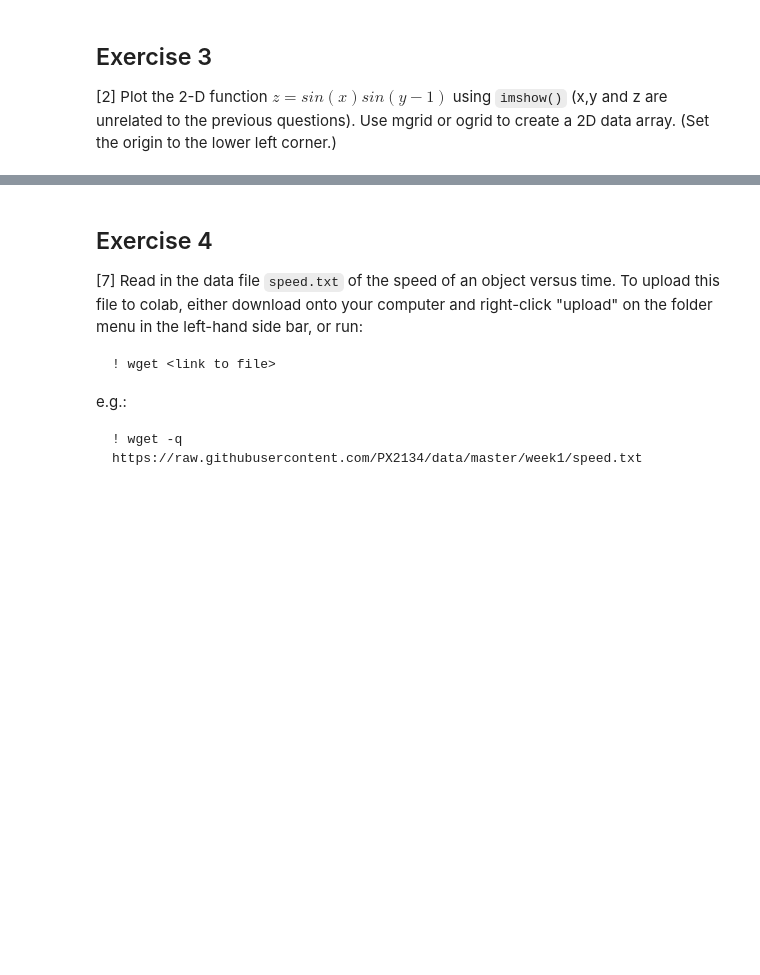
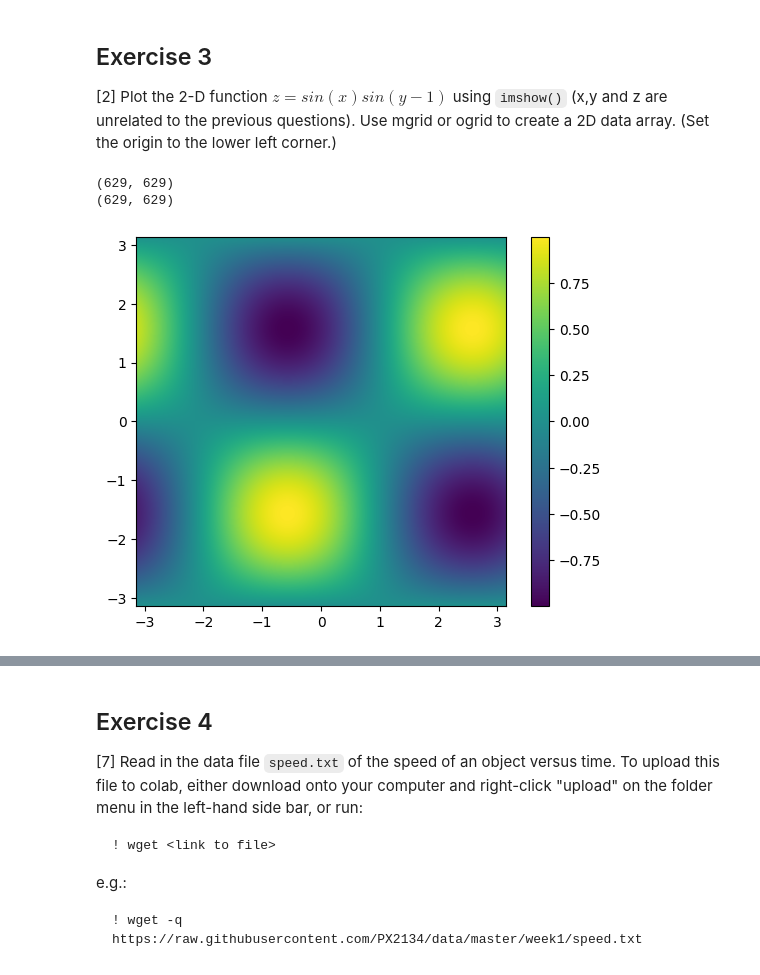
Before and after one commit to PX2145-2025/week-1-b-Morgan-Howard-Reuben, a Jupyter notebook: Revisions.ipynb, the cells around one changed output, grey strips where cells are left out. Drawn from its saved outputs; the diff is of its cells as text; code cells hidden in the pictures; blank space fills up the shorter version.

```diff
--- a/Revisions.ipynb
+++ b/Revisions.ipynb
@@ -416,3 +416,18 @@ Text(0, 0.5, 'points and curve')
 # %% [markdown]
 ## Exercise 3
 [2] Plot the 2-D function $z = sin(x)sin(y-1)$ using `imshow()` (x,y and z are unrelated to the previous questions). Use mgrid or ogrid to create a 2D data array. (Set the origin to the lower left corner.)
+# %%
+from numpy import mgrid, ogrid, pi, sin, cos, shape
+from matplotlib.pyplot import imshow, colorbar
+
+xm, ym = mgrid[-pi:pi:.01, -pi:pi:.01]  # m for mgrid
+z = sin(xm) * sin(ym-1)
+imshow(z, extent=[-pi,pi, -pi,pi], origin='lower' )
+colorbar()
+
+print(shape(xm))
+print(shape(ym))
+# %% [output]
+(629, 629)
+(629, 629)
+[figure, added]
```
Also changed, not shown: parts of 1 cell of this notebook.
